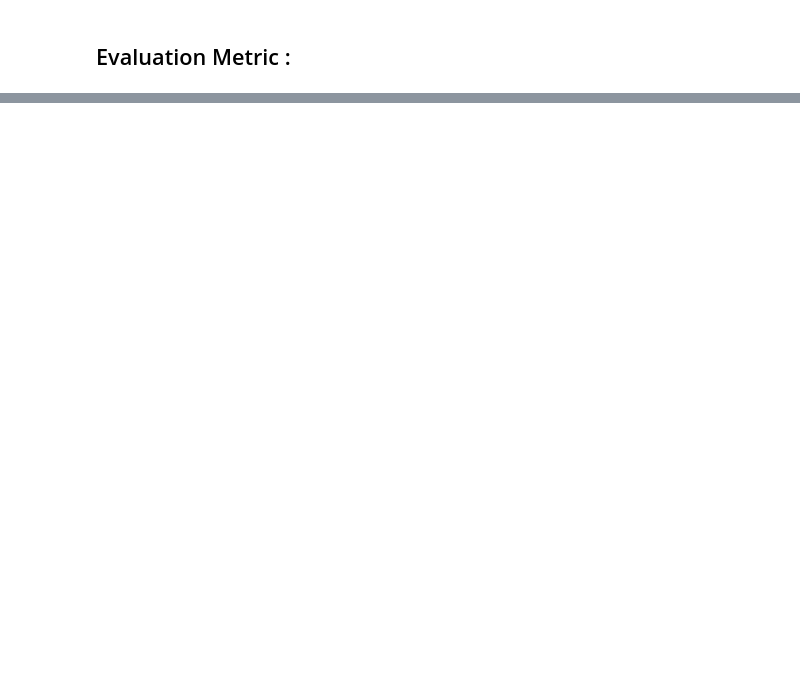
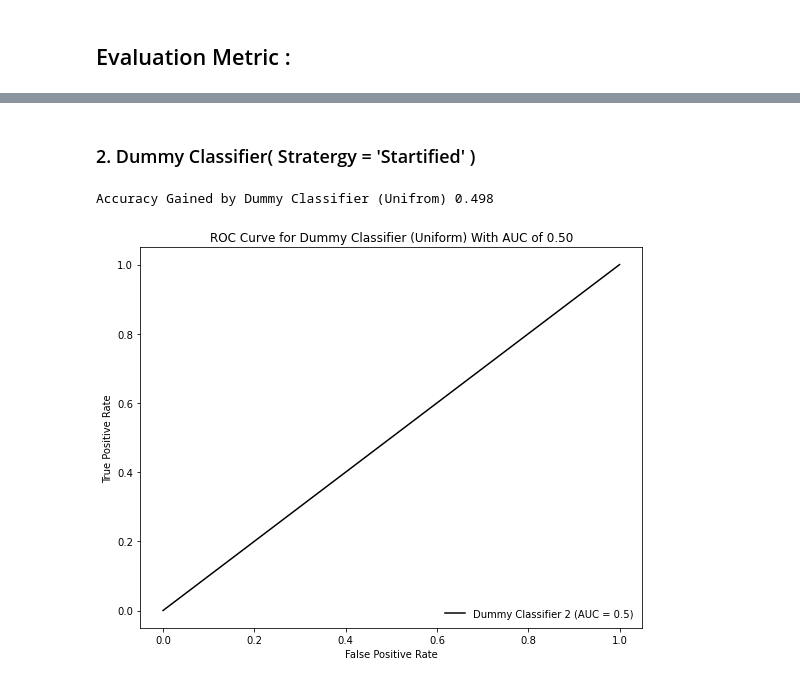
Before and after one commit to ITrustNumbers/A_Classification_Model_To_Predict_Blight_Compliance, a Jupyter notebook: Model Building.ipynb, the cells around one changed output, grey strips where cells are left out. Cells and saved outputs as stored; diff of their text form; code cells hidden in the pictures; blank space fills up the shorter version.

```diff
--- a/Model Building.ipynb
+++ b/Model Building.ipynb
@@ -23,0 +118,25 @@
+# %% [markdown]
+### 2. Dummy Classifier( Stratergy = 'Startified' )
+# %%
+from sklearn.dummy import DummyClassifier
+from sklearn.metrics import plot_roc_curve,roc_auc_score
+dum2 = DummyClassifier(strategy='uniform').fit(X_train,y_train)
+
+#Probability of test Set
+y_score = dum2.predict_proba(X_test)
+
+#Plotting ROC Curve
+plt.figure(figsize=(9,7))
+ax=plt.gca()
+plot_roc_curve(dum2, X_test, y_test,ax=ax,color='k',label='Dummy Classifier 2 (AUC = {})'
+               .format(roc_auc_score(y_test,y_score[:,1])));
+plt.title('ROC Curve for Dummy Classifier (Uniform) With AUC of {:.2f}'
+          .format(roc_auc_score(y_test,y_score[:,1])));
+plt.legend(frameon=False,loc=4)
+
+#Getting Accuracy for comparision
+
+print('\nAccuracy Gained by Dummy Classifier (Unifrom) {:.3f}\n'.format(dum2.score(X_test,y_test)))
+# %% [output]
+Accuracy Gained by Dummy Classifier (Unifrom) 0.498
+[figure, added]
```
Also changed, not shown: parts of 37 cells of this notebook, 3 other files.
